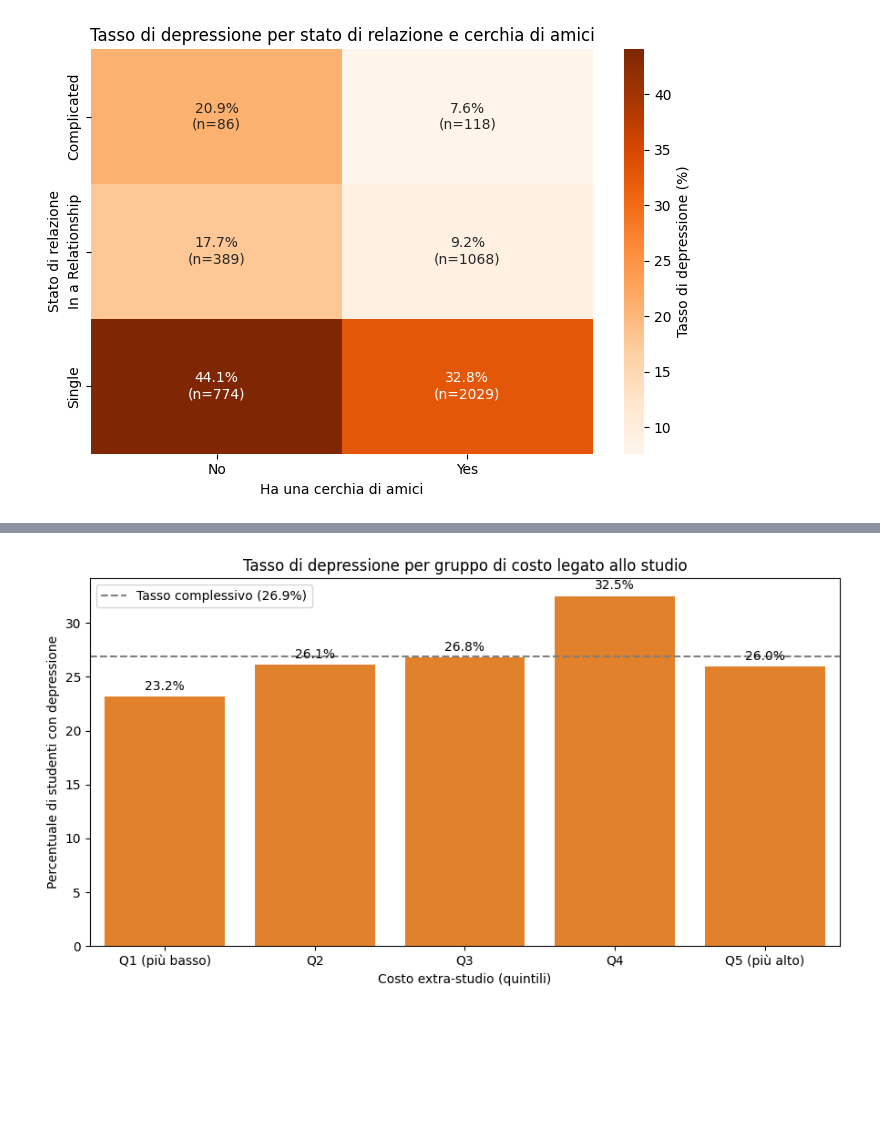
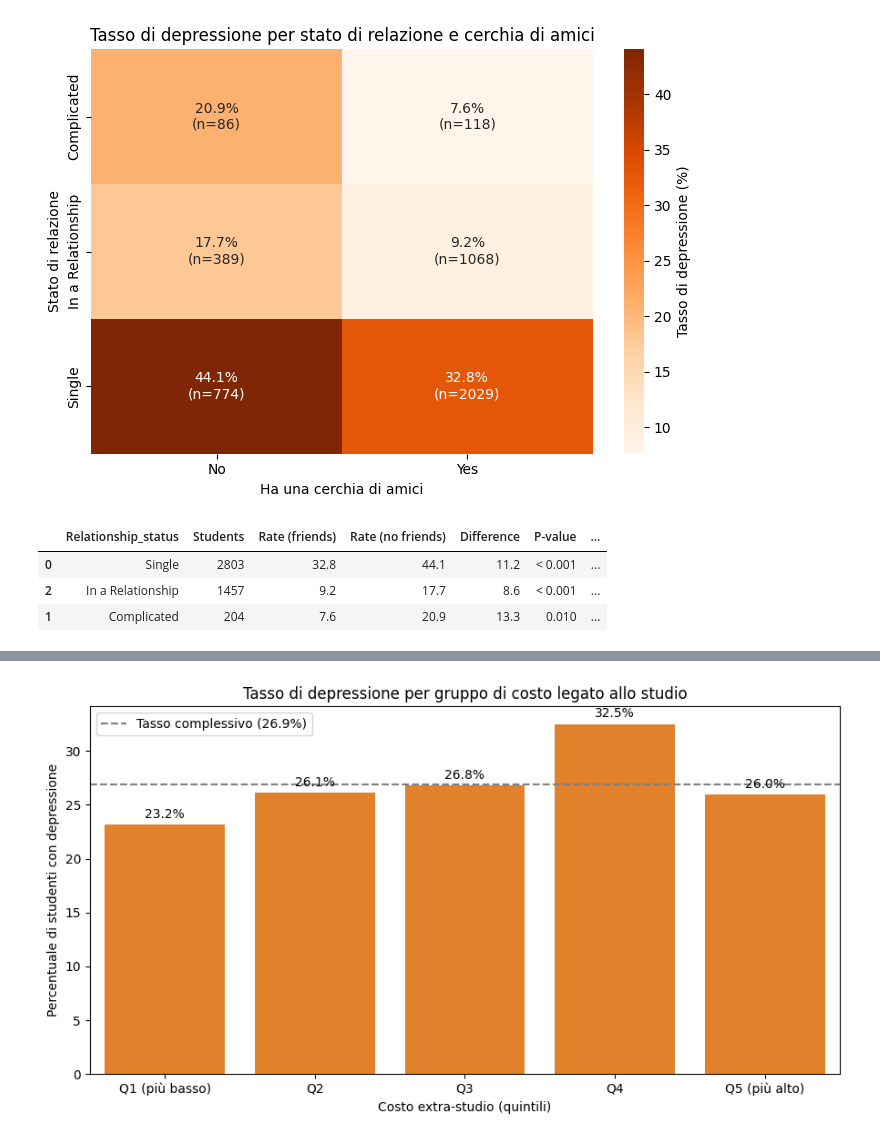
Before and after one commit to DinuIustinAdrian/final_project_data_science, a Jupyter notebook: juno-s-story-student-depression-eda-stats.ipynb, the cells around one changed output, grey strips where cells are left out. Drawn from its saved outputs; the diff is of its cells as text; code cells hidden in the pictures; blank space fills up the shorter version.

```diff
--- a/juno-s-story-student-depression-eda-stats.ipynb
+++ b/juno-s-story-student-depression-eda-stats.ipynb
@@ -399,3 +410,42 @@ plt.tight_layout()
 plt.show()
 # %% [output]
 [figure]
+# %%
+from scipy.stats import chi2_contingency
+
+# per ogni stato di relazione, confrontiamo studenti con e senza amici
+friend_results = []
+relationship_groups = df["Relationship_status"].unique()
+
+for group in relationship_groups:
+    subset = df[df["Relationship_status"] == group]
+
+    rate_yes = (subset.loc[subset["friend_circle"] == "Yes", "Depression"] == "Yes").mean() * 100
+    rate_no = (subset.loc[subset["friend_circle"] == "No", "Depression"] == "Yes").mean() * 100
+
+    table = pd.crosstab(subset["friend_circle"], subset["Depression"])
+    chi2_f, p_f, dof_f, expected_f = chi2_contingency(table)
+
+    friend_results.append({
+        "Relationship_status": group,
+        "Students": len(subset),
+        "Rate (friends)": round(rate_yes, 1),
+        "Rate (no friends)": round(rate_no, 1),
+        "Difference": round(rate_no - rate_yes, 1),
+        "P-value": p_f,
+        "P-value (corrected)": min(p_f * len(relationship_groups), 1)   # Bonferroni sui 3 gruppi
+    })
+
+friend_table = pd.DataFrame(friend_results).sort_values("Students", ascending=False)
+
+for nome_colonna in ["P-value", "P-value (corrected)"]:
+    friend_table[nome_colonna] = friend_table[nome_colonna].map(
+        lambda p: "< 0.001" if p < 0.001 else f"{p:.3f}"
+    )
+
+friend_table
+# %% [output]
+|  | Relationship_status | Students | Rate (friends) | Rate (no friends) | Difference | P-value | ... |
+| 0 | Single | 2803 | 32.8 | 44.1 | 11.2 | < 0.001 | ... |
+| 2 | In a Relationship | 1457 | 9.2 | 17.7 | 8.6 | < 0.001 | ... |
+| 1 | Complicated | 204 | 7.6 | 20.9 | 13.3 | 0.010 | ... |
```
Also changed, not shown: parts of 39 cells of this notebook.
